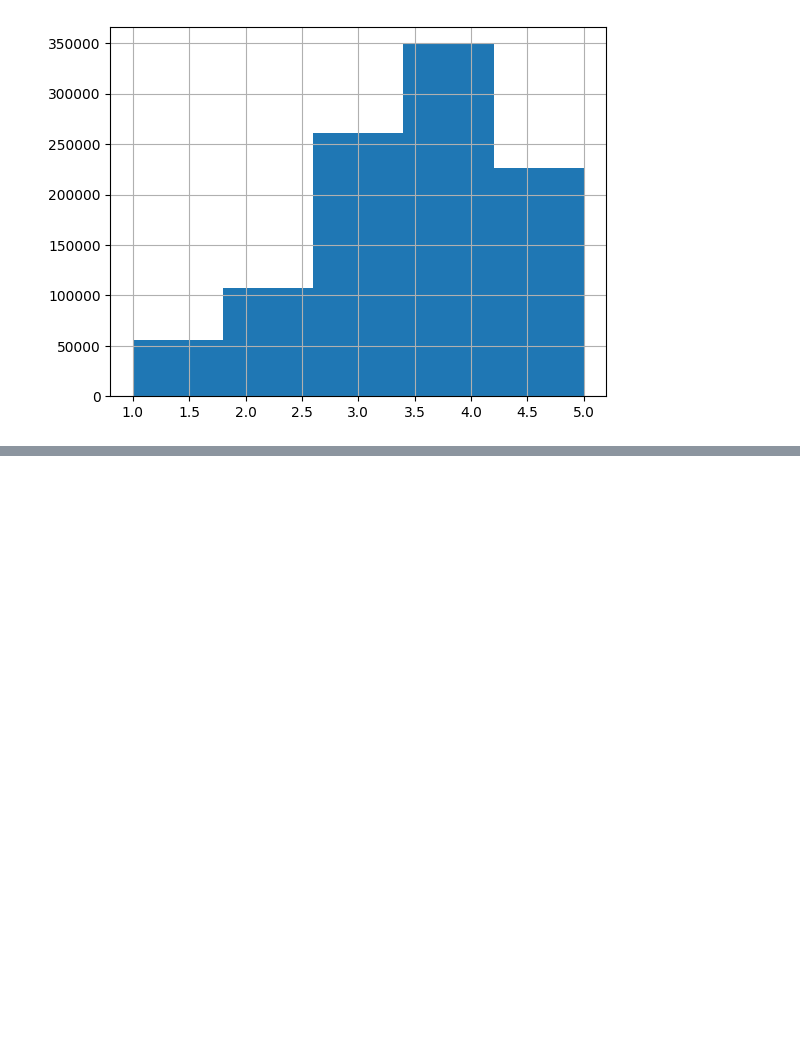
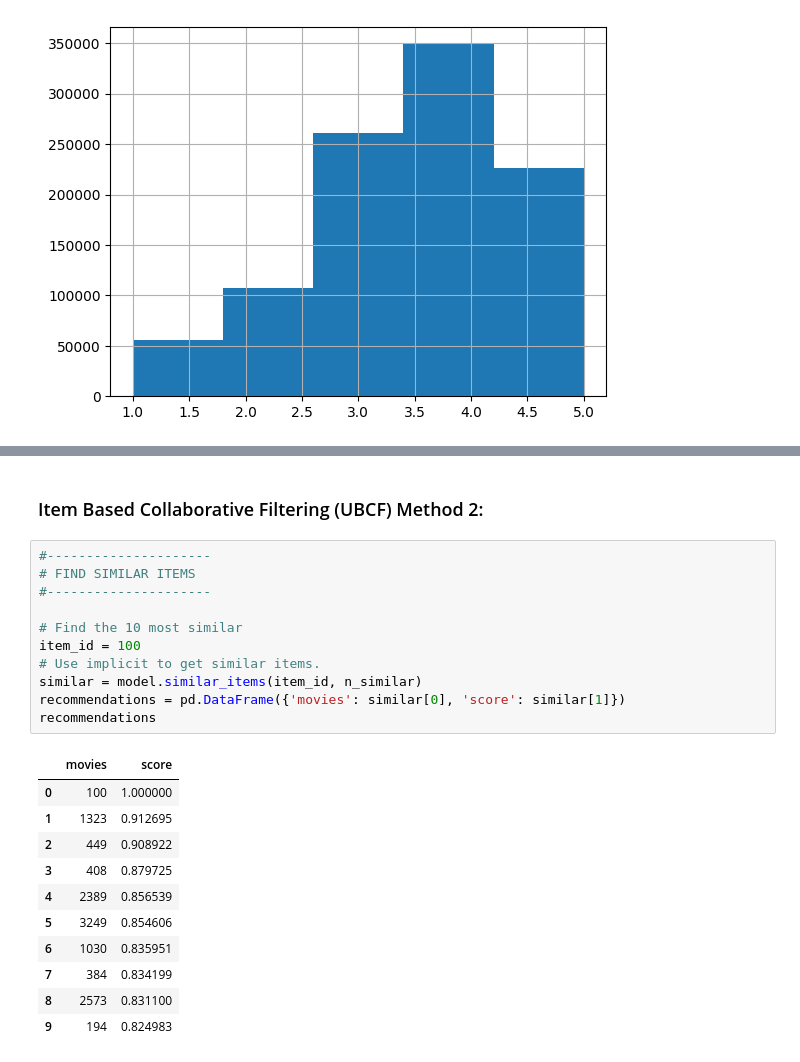
Before and after one commit to reethified/movie_recommender, a Jupyter notebook: movie_recommen.ipynb, the cells around one changed output, grey strips where cells are left out. Saved outputs shown, nothing was run; the diff lists cells and outputs as text; blank space fills up the shorter version.

```diff
--- a/movie_recommen.ipynb
+++ b/movie_recommen.ipynb
@@ -108,0 +233,25 @@ genre_rating
+# %% [markdown]
+### Item Based Collaborative Filtering (UBCF) Method 2:
+# %%
+#---------------------
+# FIND SIMILAR ITEMS
+#---------------------
+
+# Find the 10 most similar
+item_id = 100
+# Use implicit to get similar items.
+similar = model.similar_items(item_id, n_similar)
+recommendations = pd.DataFrame({'movies': similar[0], 'score': similar[1]})
+recommendations
+# %% [output]
+|  | movies | score |
+| 0 | 100 | 1.000000 |
+| 1 | 1323 | 0.912695 |
+| 2 | 449 | 0.908922 |
+| 3 | 408 | 0.879725 |
+| 4 | 2389 | 0.856539 |
+| 5 | 3249 | 0.854606 |
+| 6 | 1030 | 0.835951 |
+| 7 | 384 | 0.834199 |
+| 8 | 2573 | 0.831100 |
+| 9 | 194 | 0.824983 |
```
Also changed, not shown: parts of 23 cells of this notebook, 1 other file.
